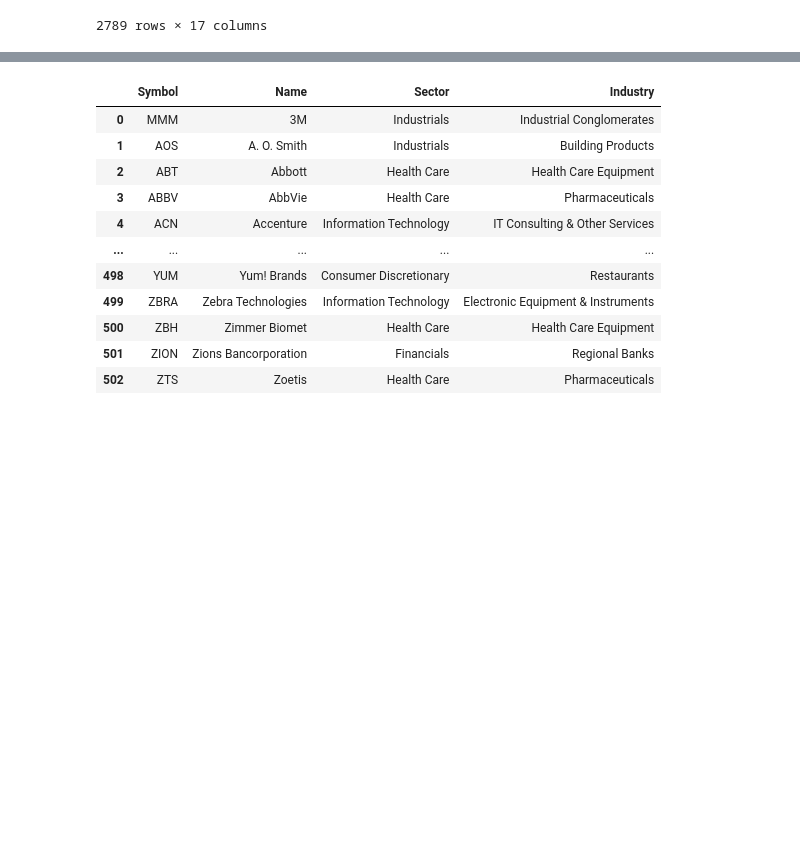
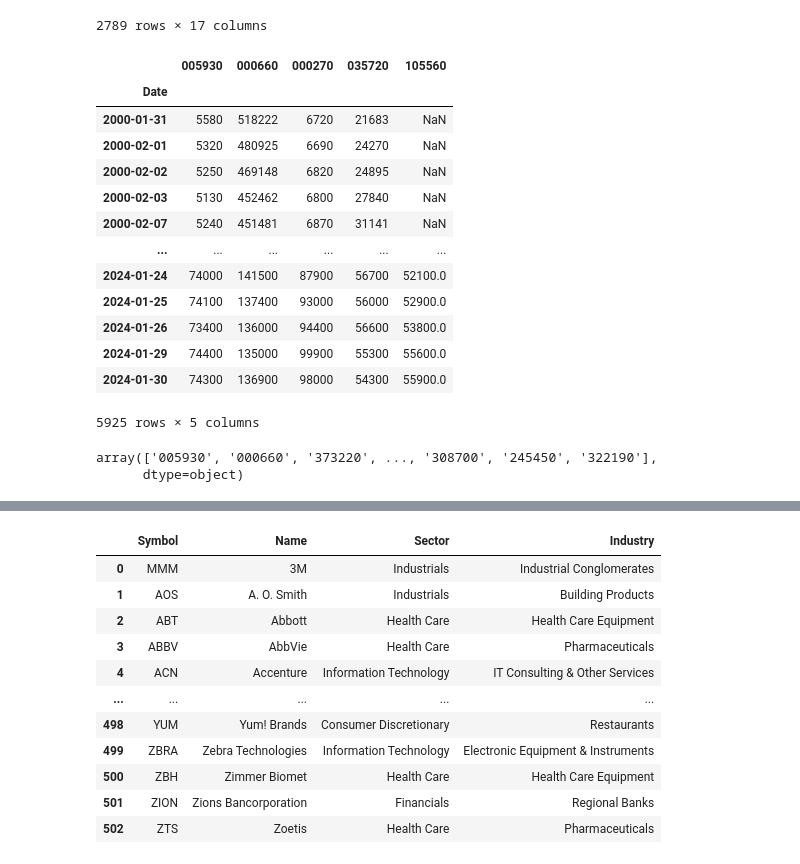
Before and after one commit to epzlfnql/Automated-Trading-Systems, a Jupyter notebook: stock_selection/load_stock.ipynb, the cells around one changed output, grey strips where cells are left out. Cells and saved outputs as stored; diff of their text form; code cells hidden in the pictures; blank space fills up the shorter version.

```diff
--- a/stock_selection/load_stock.ipynb
+++ b/stock_selection/load_stock.ipynb
@@ -36,6 +36,29 @@ stocks
 | 2787 | 245450 | KR7245450002 | 씨앤에스링크 | KONEX | 일반기업부 | 1497 | 2 | -3 | -0.20 | 1300 | ... |
 | 2788 | 322190 | KR7322190000 | 베른 | KONEX | 일반기업부 | 116 | 2 | -3 | -2.52 | 116 | ... |
 2789 rows × 17 columns
+# %%
+df = fdr.DataReader('005930,000660,000270,035720,105560', '20000130')
+df
+# %% [output]
+|  | 005930 | 000660 | 000270 | 035720 | 105560 |
+| Date |  |  |  |  |  |
+| 2000-01-31 | 5580 | 518222 | 6720 | 21683 | NaN |
+| 2000-02-01 | 5320 | 480925 | 6690 | 24270 | NaN |
+| 2000-02-02 | 5250 | 469148 | 6820 | 24895 | NaN |
+| 2000-02-03 | 5130 | 452462 | 6800 | 27840 | NaN |
+| 2000-02-07 | 5240 | 451481 | 6870 | 31141 | NaN |
+| ... | ... | ... | ... | ... | ... |
+| 2024-01-24 | 74000 | 141500 | 87900 | 56700 | 52100.0 |
+| 2024-01-25 | 74100 | 137400 | 93000 | 56000 | 52900.0 |
+| 2024-01-26 | 73400 | 136000 | 94400 | 56600 | 53800.0 |
+| 2024-01-29 | 74400 | 135000 | 99900 | 55300 | 55600.0 |
+| 2024-01-30 | 74300 | 136900 | 98000 | 54300 | 55900.0 |
+5925 rows × 5 columns
+# %%
+stocks['Code'].values
+# %% [output]
+array(['005930', '000660', '373220', ..., '308700', '245450', '322190'],
+      dtype=object)
 # %%
 # 종목 리스팅 (종목수는 2022년 10월 25일 기준, 시장 규모 가늠 용도)
 # KRX 상장회사(발행회사)목록 (가격 중심, 주식 종목) - 시가총액순
```
